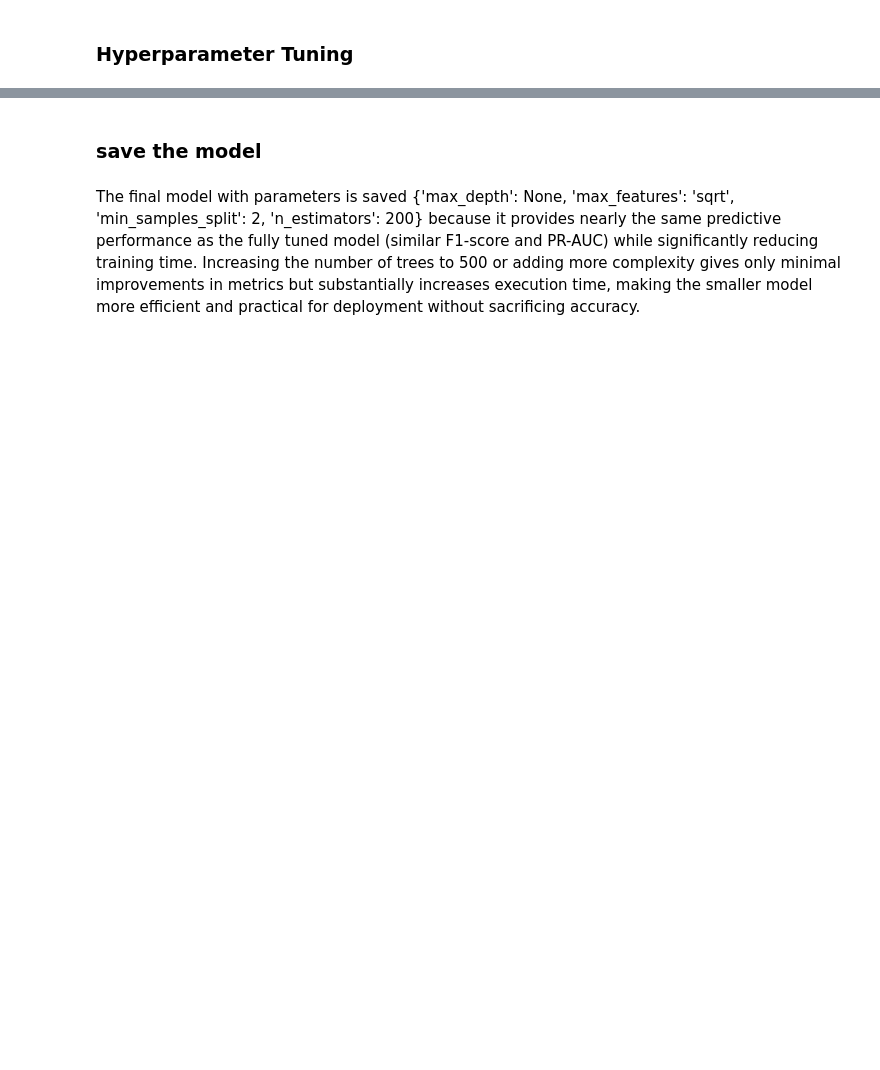
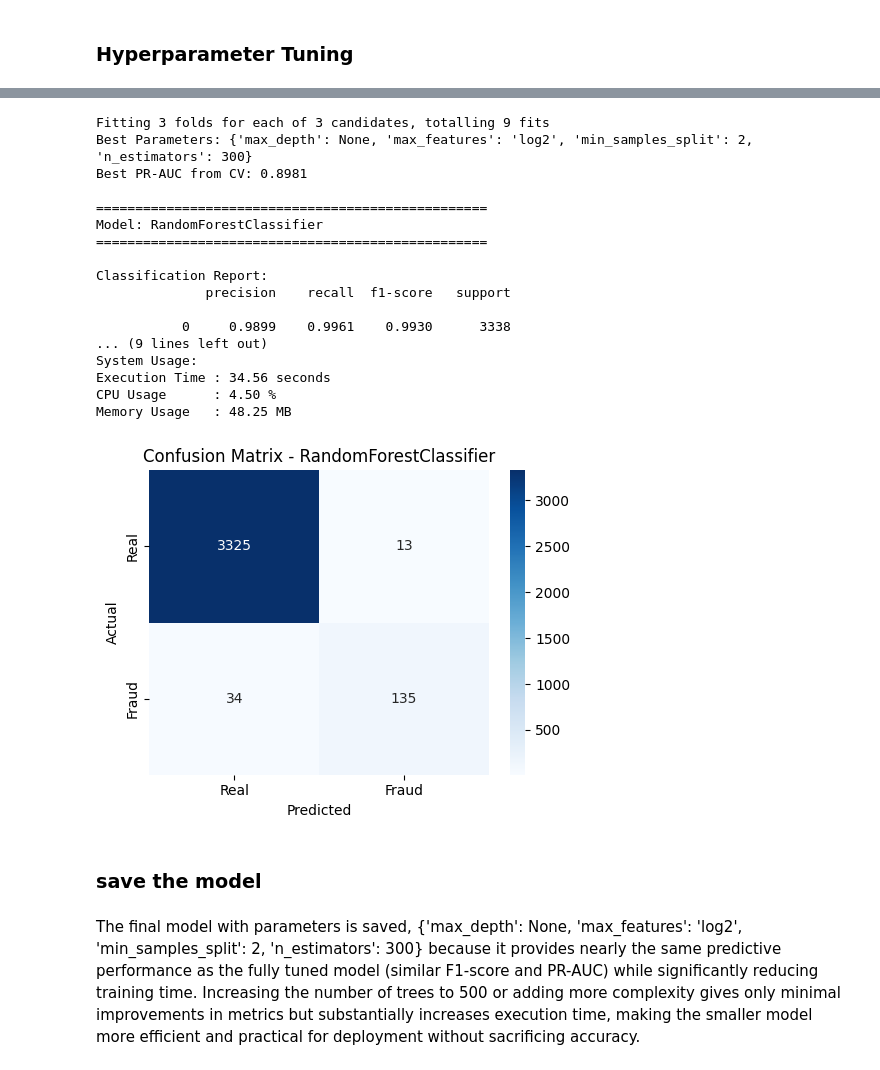
Before and after one commit to SpencerLimSzeSing/fraudulent-job-prediction, a Jupyter notebook: notebook/notebook.ipynb, the cells around one changed output, grey strips where cells are left out. Cells and saved outputs as stored; diff of their text form; code cells hidden in the pictures; blank space fills up the shorter version.

```diff
--- a/notebook/notebook.ipynb
+++ b/notebook/notebook.ipynb
@@ -1871,18 +1743,0 @@ def evaluate_model_with_th(
-# %%
-thresholds = [0.05, 0.1, 0.2]
-
-results = []
-
-for model in models:
-    res = evaluate_model_with_th(
-        model,
-        X_train_final,
-        y_train,
-        X_test_final,
-        y_test,
-        thresholds=thresholds
-    )
-    results.extend(res)
-
-results_df = pd.DataFrame(results)
-results_df.sort_values(by=["model", "threshold"])
@@ -1997,8 +1808,66 @@ Memory Usage   : 23.18 MB
 [figure]
+# %%
+param_grid = {
+    'n_estimators': [200, 250, 300],
+    'max_depth': [None],
+    'min_samples_split': [2],
+    'max_features': ['log2'],
+}
+
+rf = RandomForestClassifier(class_weight='balanced_subsample', random_state=42)
+
+
+grid_search = GridSearchCV(
+    rf,
+    param_grid,
+    cv=3,
+    scoring='average_precision',
+    n_jobs=-1,
+    verbose=2
+)
+
+
+grid_search.fit(X_train_final, y_train)
+best_rf = grid_search.best_estimator_
+
+print(f"Best Parameters: {grid_search.best_params_}")
+print(f"Best PR-AUC from CV: {grid_search.best_score_:.4f}")
+
+
+results_best = evaluate_model(
+    best_rf,
+    X_train_final,
+    y_train,
+    X_test_final,
+    y_test,
+    threshold=0.2
+)
+
+
+results.append(results_best)
+# %% [output]
+Fitting 3 folds for each of 3 candidates, totalling 9 fits
+Best Parameters: {'max_depth': None, 'max_features': 'log2', 'min_samples_split': 2, 'n_estimators': 300}
+Best PR-AUC from CV: 0.8981
+
+==================================================
+Model: RandomForestClassifier
+==================================================
+
+Classification Report:
+              precision    recall  f1-score   support
+
+           0     0.9899    0.9961    0.9930      3338
+... (9 lines left out)
+System Usage:
+Execution Time : 34.56 seconds
+CPU Usage      : 4.50 %
+Memory Usage   : 48.25 MB
+[figure, added]
 # %% [markdown]
 ### save the model
 # %% [markdown]
-The final model with parameters is saved  {'max_depth': None, 'max_features': 'sqrt', 'min_samples_split': 2, 'n_estimators': 200} because it provides nearly the same predictive performance as the fully tuned model (similar F1-score and PR-AUC) while significantly reducing training time.
+The final model with parameters is saved, {'max_depth': None, 'max_features': 'log2', 'min_samples_split': 2, 'n_estimators': 300} because it provides nearly the same predictive performance as the fully tuned model (similar F1-score and PR-AUC) while significantly reducing training time.
 Increasing the number of trees to 500 or adding more complexity gives only minimal improvements in metrics but substantially increases execution time, making the smaller model more efficient and practical for deployment without sacrificing accuracy.
 # %%
 
```
Also changed, not shown: parts of 21 cells of this notebook, 5 other files.
